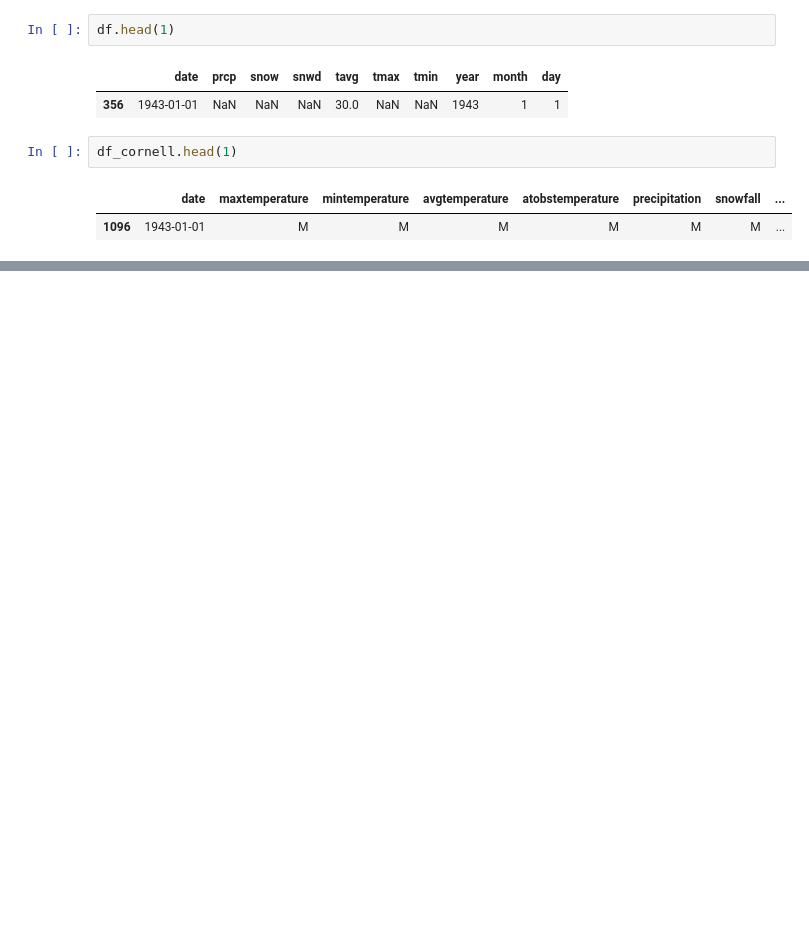
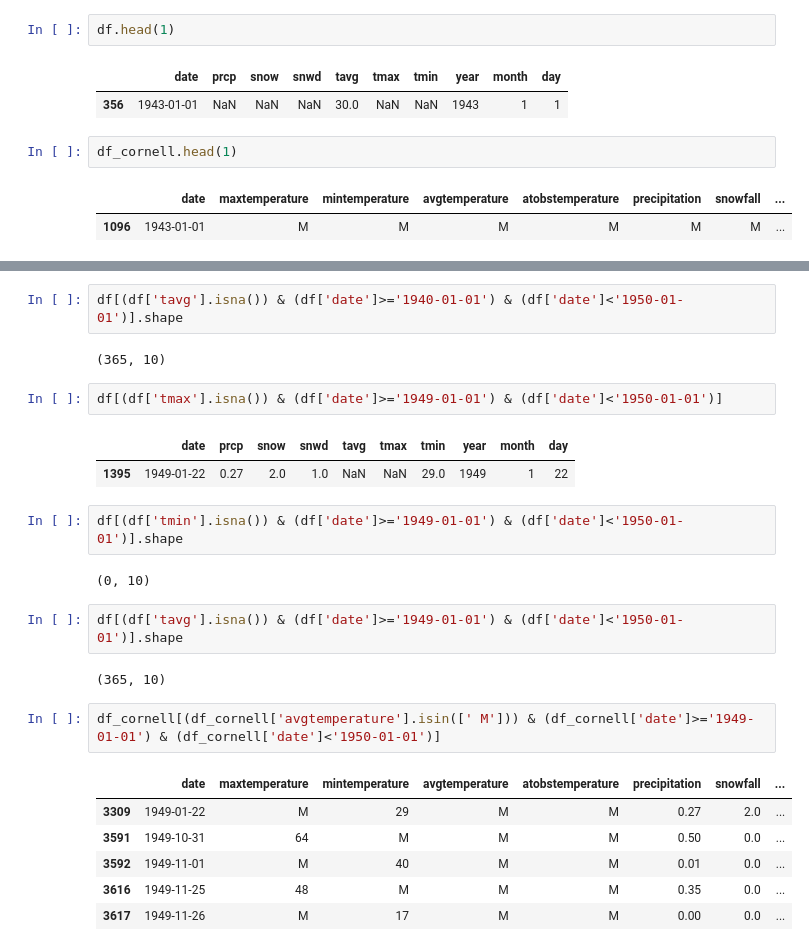
Before and after one commit to mrp10005/Bradley_CT_Weather, a Jupyter notebook: Bradley_Data_Cleansing_1_1_1943_12_31_2023.ipynb, the cells around one changed output, grey strips where cells are left out. Saved outputs shown, nothing was run; the diff lists cells and outputs as text; blank space fills up the shorter version.

```diff
--- a/Bradley_Data_Cleansing_1_1_1943_12_31_2023.ipynb
+++ b/Bradley_Data_Cleansing_1_1_1943_12_31_2023.ipynb
@@ -638,0 +683,26 @@ df_cornell.head(1)
+# %%
+df[(df['tavg'].isna()) & (df['date']>='1940-01-01') & (df['date']<'1950-01-01')].shape
+# %% [output]
+(365, 10)
+# %%
+df[(df['tmax'].isna()) & (df['date']>='1949-01-01') & (df['date']<'1950-01-01')]
+# %% [output]
+|  | date | prcp | snow | snwd | tavg | tmax | tmin | year | month | day |
+| 1395 | 1949-01-22 | 0.27 | 2.0 | 1.0 | NaN | NaN | 29.0 | 1949 | 1 | 22 |
+# %%
+df[(df['tmin'].isna()) & (df['date']>='1949-01-01') & (df['date']<'1950-01-01')].shape
+# %% [output]
+(0, 10)
+# %%
+df[(df['tavg'].isna()) & (df['date']>='1949-01-01') & (df['date']<'1950-01-01')].shape
+# %% [output]
+(365, 10)
+# %%
+df_cornell[(df_cornell['avgtemperature'].isin([' M'])) & (df_cornell['date']>='1949-01-01') & (df_cornell['date']<'1950-01-01')]
+# %% [output]
+|  | date | maxtemperature | mintemperature | avgtemperature | atobstemperature | precipitation | snowfall | ... |
+| 3309 | 1949-01-22 | M | 29 | M | M | 0.27 | 2.0 | ... |
+| 3591 | 1949-10-31 | 64 | M | M | M | 0.50 | 0.0 | ... |
+| 3592 | 1949-11-01 | M | 40 | M | M | 0.01 | 0.0 | ... |
+| 3616 | 1949-11-25 | 48 | M | M | M | 0.35 | 0.0 | ... |
+| 3617 | 1949-11-26 | M | 17 | M | M | 0.00 | 0.0 | ... |
```
Also changed, not shown: parts of 15 cells of this notebook.
